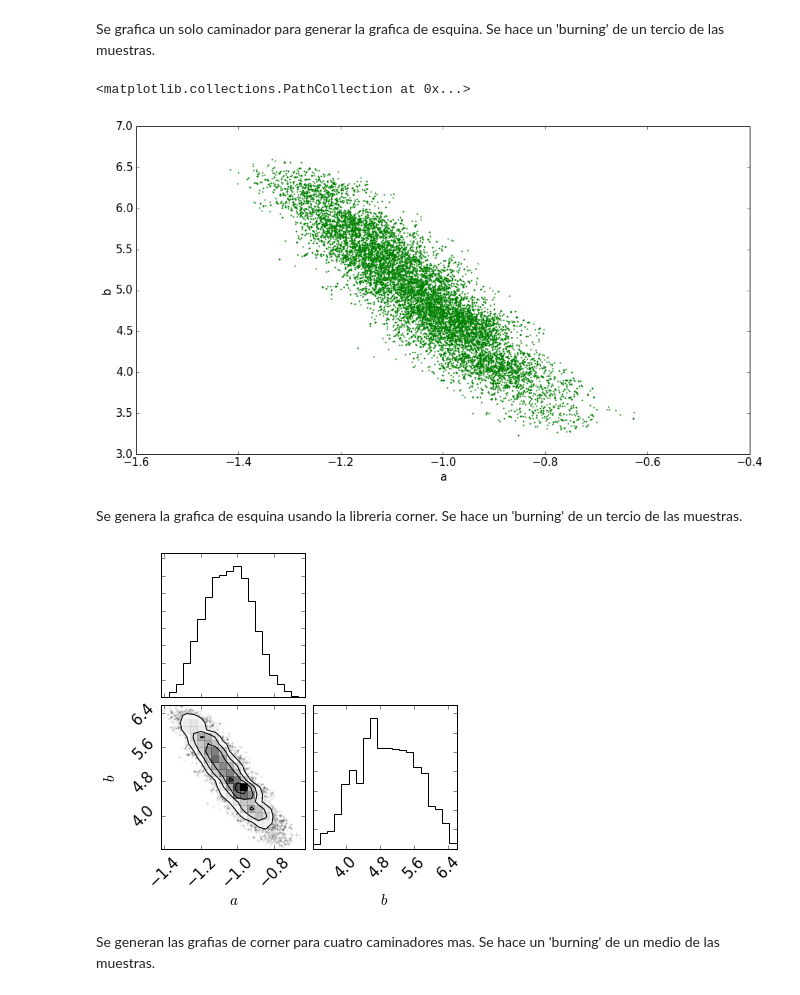
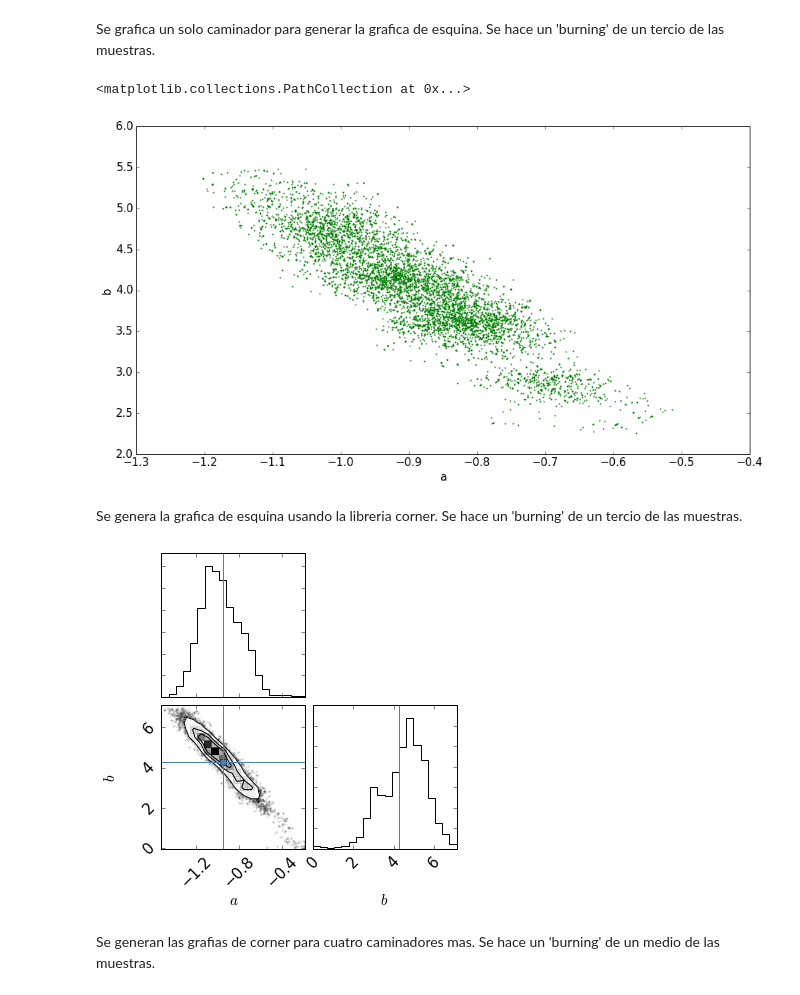
Before and after one commit to LuisEduardoCantero/Data_Science_in_Cosmology, a Jupyter notebook: Semana9/Ejercicios_en_clase/Ejercicio_likelihood.ipynb, the cells around one changed output. Saved outputs shown, nothing was run; the diff lists cells and outputs as text; code cells hidden in the pictures.

```diff
--- a/Semana9/Ejercicios_en_clase/Ejercicio_likelihood.ipynb
+++ b/Semana9/Ejercicios_en_clase/Ejercicio_likelihood.ipynb
@@ -72,11 +99,12 @@ def Markov(theta1, thetap): # Se ingresa con un punto inicial y con un punto de
 # %%
-Nmuestras = 20000
+Nmuestras = 10000
 sigma1 = 0.05
 sigma2 = 0.05
 
 Ncadenas = 8
-thetas = [-2,0.1]
+thetas = [1,0.1]
 cadenas = []
+
 
 for j in range(Ncadenas):
     thetas = np.array([np.random.normal(np.random.uniform(-1, .0100), sigma1), np.random.normal(thetas[1], sigma2)])
@@ -177,15 +330,15 @@ plt.ylabel('b')
 plt.scatter(x1[int(Nmuestras/3):], y1[int(Nmuestras/3):], color = 'g', s=1) # primer caminador
 # %% [output]
 <matplotlib.collections.PathCollection at 0x...>
-[figure, old version]
+[figure, new version]
 # %% [markdown]
 Se genera la grafica de esquina usando la libreria corner. Se hace un 'burning' de un tercio de las muestras.
 # %%
-camino1 = np.array([x1[int(Nmuestras/3):], y1[int(Nmuestras/3):]])
-fig = corner.corner(camino1.T,labels=["$a$", "$b$"], truths=[3, 2])
+camino1 = np.array([x1[:], y1[:]])
+fig = corner.corner(camino1.T,labels=["$a$", "$b$"], truths=[-0.95, 4.29])
 fig.show()
 # %% [output]
-[figure, old version]
+[figure, new version]
 # %% [markdown]
 Se generan las grafias de corner para cuatro caminadores mas. Se hace un 'burning' de un medio de las muestras.
 # %%
```
Also changed, not shown: parts of 27 cells of this notebook.
